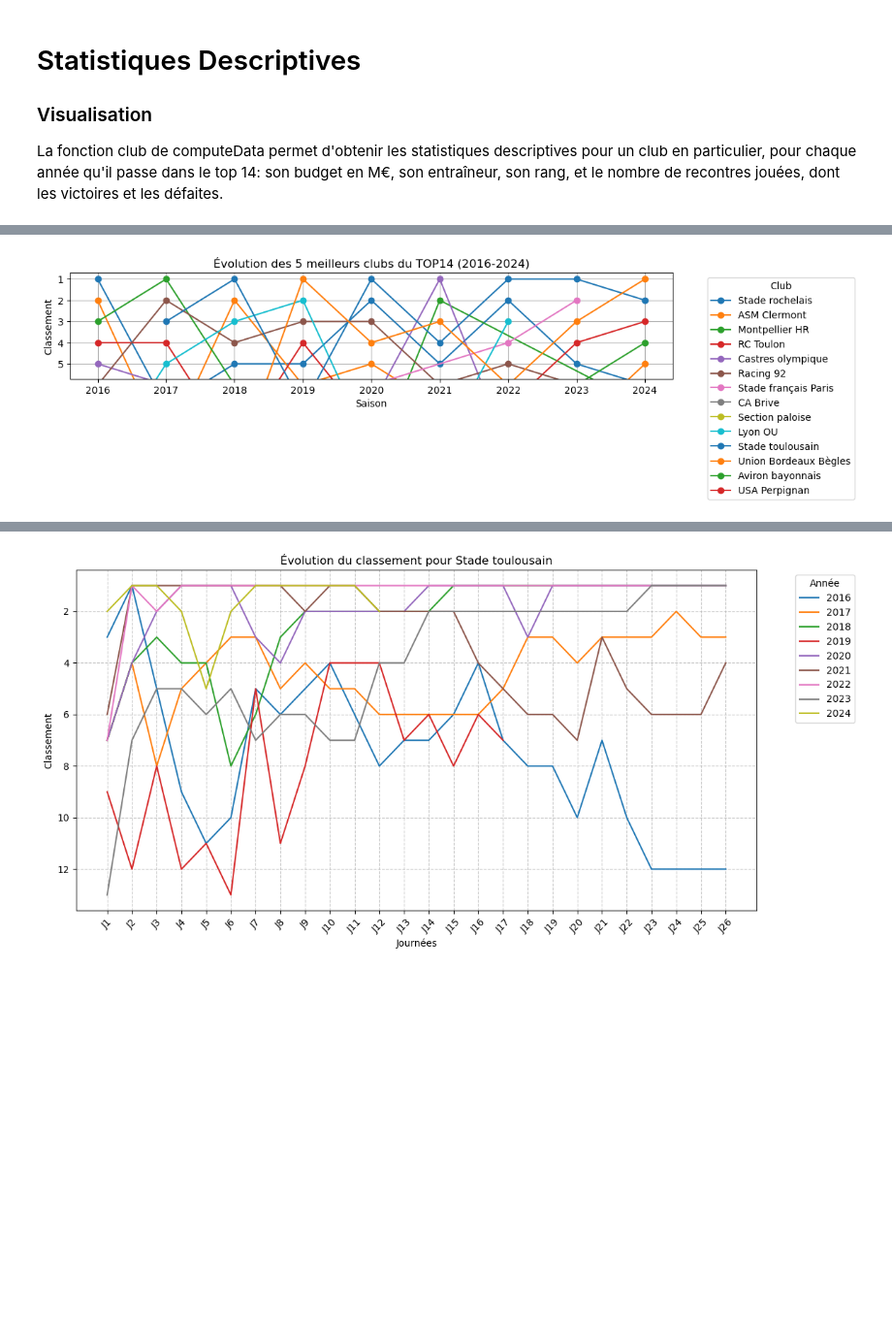
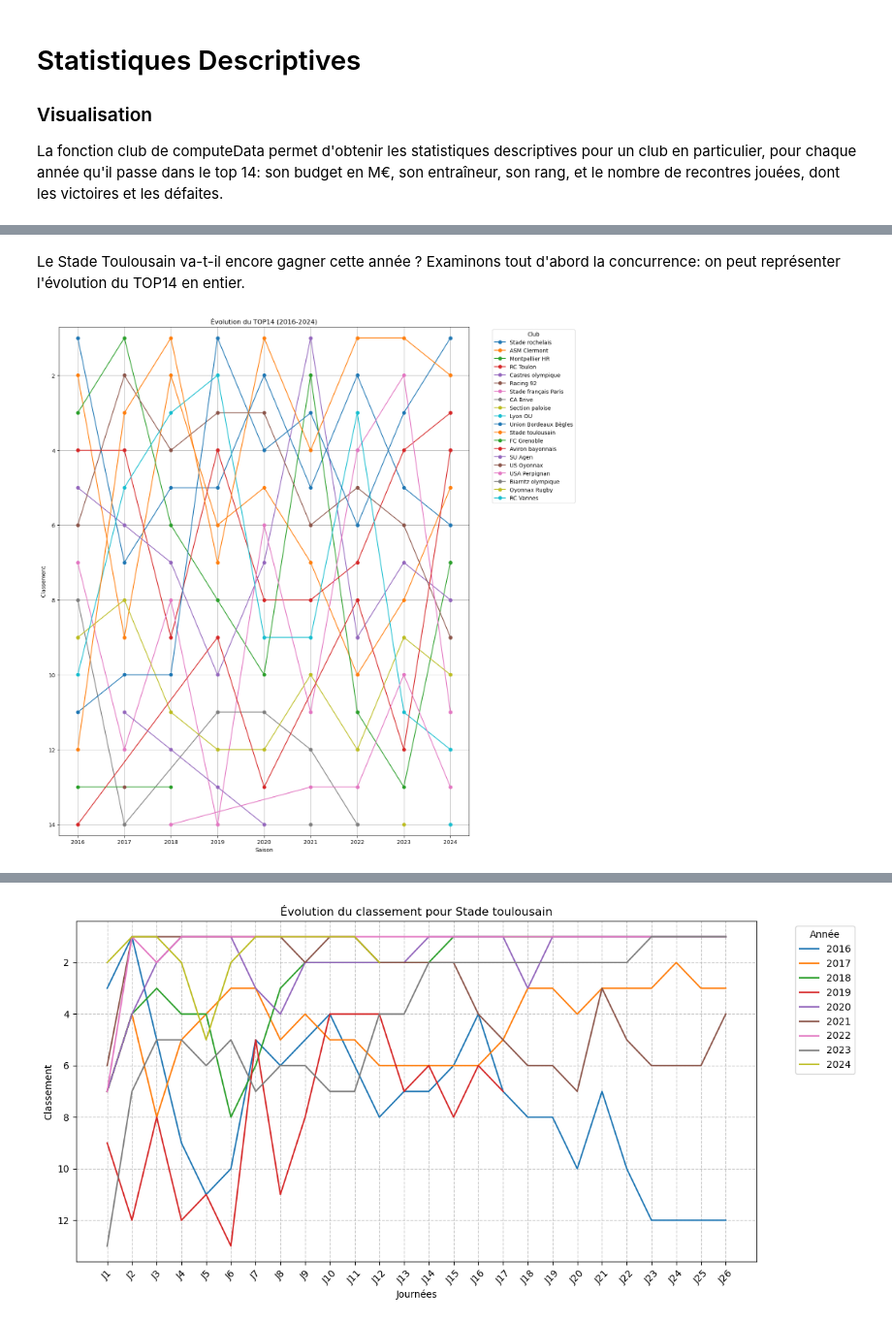
Before and after one commit to mathieuroig9/projet2AENSAE-PredictionRugby, a Jupyter notebook: main.ipynb, the cells around one changed output, grey strips where cells are left out. Shown at 97% size. Saved outputs shown, nothing was run; the diff lists cells and outputs as text; code cells hidden in the pictures; blank space fills up the shorter version.

```diff
--- a/main.ipynb
+++ b/main.ipynb
@@ -269,26 +296,28 @@ Passing `palette` without assigning `hue` is deprecated and will be removed in v
+# %% [markdown]
+Le Stade Toulousain va-t-il encore gagner cette année ? Examinons tout d'abord la concurrence: on peut représenter l'évolution du TOP14 en entier.
 # %%
-#filtrer pour le top10
+#filtrer pour le top
 top_10_per_year = (
     data.sort_values(by=["année", "Rang"])
     .groupby("année")
-    .head(10)
+    .head(14)
     .sort_values(by=["année", "Rang"])
 )
 
-plt.figure(figsize=(12, 3))
+plt.figure(figsize=(14, 14))
 for club in top_10_per_year["Club"].unique():
     club_data = top_10_per_year[top_10_per_year["Club"] == club]
     plt.plot(club_data["année"], club_data["Rang"], marker="o", label=club)
 
 plt.gca().invert_yaxis()  # le 1 en haut !
-plt.ylim(5.7, 0.7) # pour choisir le top?
+plt.ylim(14.3, 0.7) # pour choisir le top?
 
-plt.title("Évolution des 5 meilleurs clubs du TOP14 (2016-2024)")
+plt.title("Évolution du TOP14 (2016-2024)")
 plt.xlabel("Saison")
 plt.ylabel("Classement")
 plt.legend(title="Club", bbox_to_anchor=(1.05, 1), loc="upper left")
 plt.grid(True)
 plt.tight_layout()
 plt.show()
 # %% [output]
-[figure, old version]
+[figure, new version]
```
Also changed, not shown: parts of 9 cells of this notebook.
